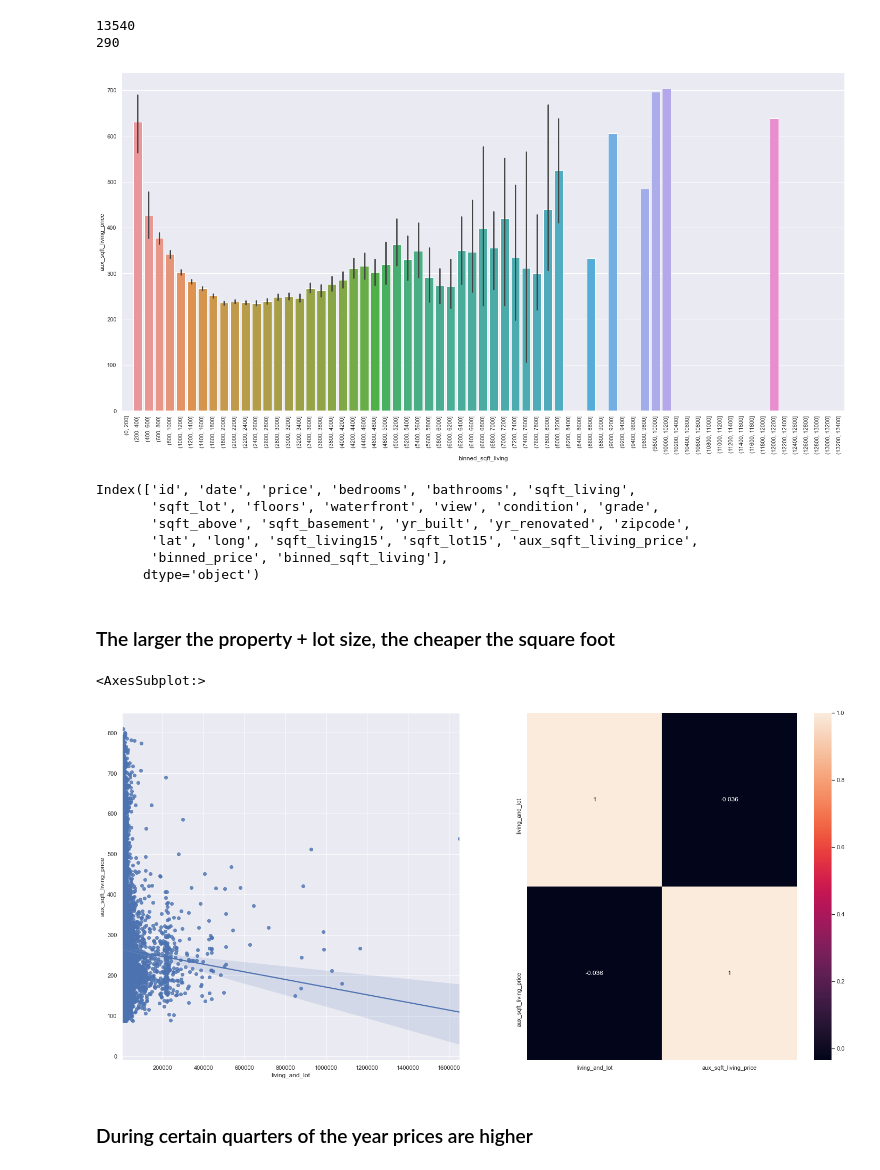
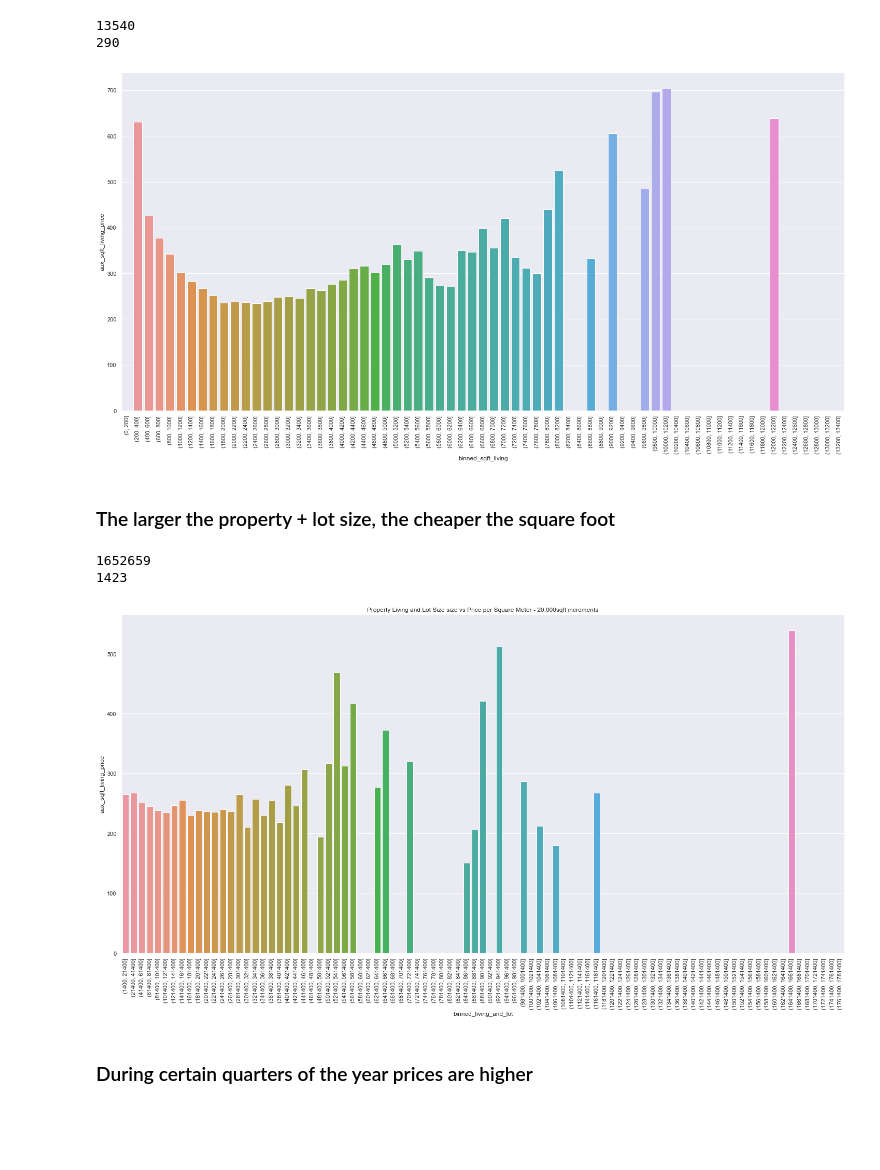
Before and after one commit to fusaa/house-dashboard, a Jupyter notebook: 0 - king county.ipynb, the cells around one changed output. Drawn from its saved outputs; the diff is of its cells as text; code cells hidden in the pictures; blank space fills up the shorter version.

```diff
--- a/0 - king county.ipynb
+++ b/0 - king county.ipynb
@@ -446,17 +417,10 @@ data.columns
 bins = list(range(0,13600,200))
 data['binned_sqft_living'] = pd.cut(data['sqft_living'], bins=bins)
 
-sns.barplot( x = 'binned_sqft_living', y = 'aux_sqft_living_price', data = data)
+sns.barplot( x = 'binned_sqft_living', y = 'aux_sqft_living_price', data = data, ci = False)
 plt.xticks(rotation = 90);
 # data.head()
+
+# That would be true in relative terms. If considered the properties only with a size up to 2.500 sqft, beyond that values will get higher. So the statement must be rejected.
 # %% [output]
-[figure, old version]
+[figure, new version]
-# %%
-data.columns
-# %% [output]
-Index(['id', 'date', 'price', 'bedrooms', 'bathrooms', 'sqft_living',
-       'sqft_lot', 'floors', 'waterfront', 'view', 'condition', 'grade',
-       'sqft_above', 'sqft_basement', 'yr_built', 'yr_renovated', 'zipcode',
-       'lat', 'long', 'sqft_living15', 'sqft_lot15', 'aux_sqft_living_price',
-       'binned_price', 'binned_sqft_living'],
-      dtype='object')
@@ -465,16 +427,37 @@ data['living_and_lot'] = data['sqft_living'] + data['sqft_lot']
 # %% [markdown]
 ### The larger the property + lot size, the cheaper the square foot
+# %%
+data['living_and_lot'] = data['sqft_living'] + data['sqft_lot']
+print(data['living_and_lot'].max())
+print(data['living_and_lot'].min())
+# %% [output]
+1652659
+1423
 # %%
 # The larger the property + lot size, the cheaper the square foot
 
-plt.subplot(1,2,1)
-sns.regplot(x = 'living_and_lot', y = 'aux_sqft_living_price', data = data)
-plt.ticklabel_format(style='plain', axis='x')
-plt.subplot(1,2,2)
-aux_corr = data[['living_and_lot','aux_sqft_living_price']]
-sns.heatmap(aux_corr.corr(method = 'pearson'), annot = True)
+# plt.subplot(1,2,1)
+# sns.regplot(x = 'living_and_lot', y = 'aux_sqft_living_price', data = data)
+# plt.ticklabel_format(style='plain', axis='x')
+# plt.subplot(1,2,2)
+# aux_corr = data[['living_and_lot','aux_sqft_living_price']]
+# sns.heatmap(aux_corr.corr(method = 'pearson'), annot = True)
+
+
+bins = list(range(1400,1800000,20000))
+data['binned_living_and_lot'] = pd.cut(data['living_and_lot'], bins=bins)
+
+data.head(20)
+
+bin_price_number_transactions = data[['price','binned_living_and_lot']].groupby('binned_living_and_lot').mean().reset_index()
+bin_price_number_transactions.rename(columns = {'price':'price_binned_living_and_lot'}, inplace = True)
+
+sns.barplot( x = 'binned_living_and_lot', y = 'aux_sqft_living_price', data = data, ci = False)
+plt.xticks(rotation = 90);
+plt.title('Property Living and Lot Size size vs Price per Square Meter - 20.000sqft increments');
+
+# To answer this the dataset has been sliced in 20.000 sqft increaments for the computated area, according to the graph and the presence of outliers this hypothesis has become unconclusive. So can´t be validated using the whole of the dataset.
 # %% [output]
-<AxesSubplot:>
-[figure, old version]
+[figure, new version]
 # %% [markdown]
 ### During certain quarters of the year prices are higher
```
Also changed, not shown: parts of 30 cells of this notebook, 1 other file.
